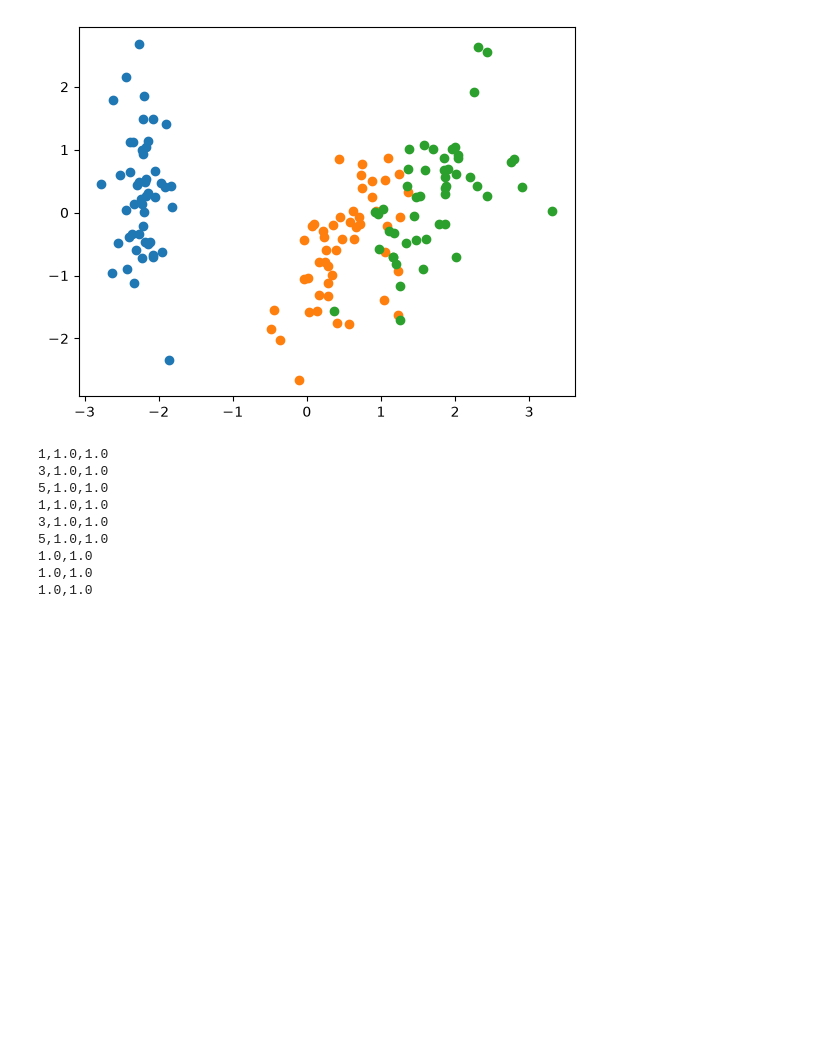
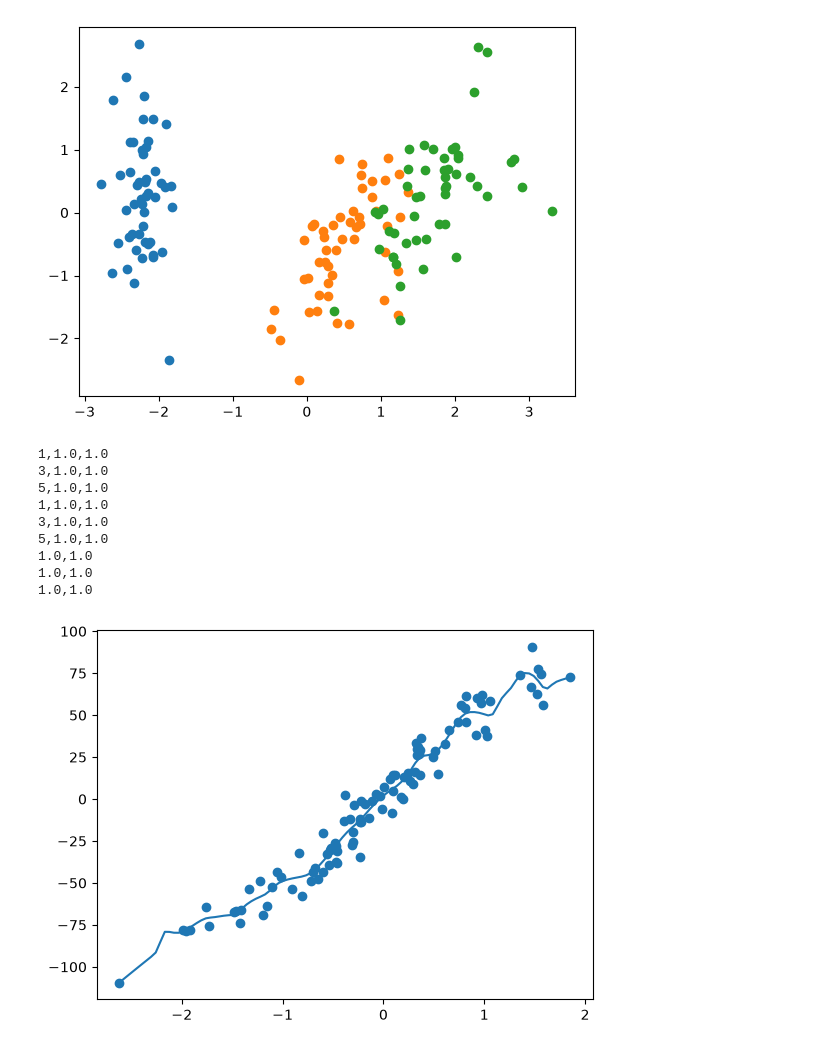
Before and after one commit to Rayz4010/important, a Jupyter notebook: 6th sem/ML/1.ipynb, the cells around one changed output. Drawn from its saved outputs; the diff is of its cells as text; code cells hidden in the pictures; blank space fills up the shorter version.

```diff
--- a/6th sem/ML/1.ipynb
+++ b/6th sem/ML/1.ipynb
@@ -180,3 +180,24 @@ for k in k_val:
 1.0,1.0
 1.0,1.0
 1.0,1.0
+# %%
+import matplotlib.pyplot as plt
+from sklearn.datasets import make_regression as mr
+import numpy as np
+x,y=mr(n_samples=100,n_features=1,noise=10,random_state=42)
+y+=10*np.sin(x[:,0]*2)
+x_test=np.linspace(x.max(),x.min(),100)
+def lwr(x,y,q,tau=0.1):
+    w=np.exp((-(x-q)**2).sum(axis=1)/(2*tau**2))
+    wp=np.diag(w)
+    x_b=np.c_[np.ones(len(x)),x]
+    q_b=[1,q]
+    the=np.linalg.lstsq(x_b.T @wp @x_b, x_b.T @wp @y, rcond=True)[0]
+    return q_b @ the
+tau=0.1
+y_pred=[lwr(x,y,q,tau) for q in x_test]
+plt.scatter(x,y)
+plt.plot(x_test,y_pred)
+plt.show()
+# %% [output]
+[figure, added]
```
Also changed, not shown: parts of 4 cells of this notebook.
